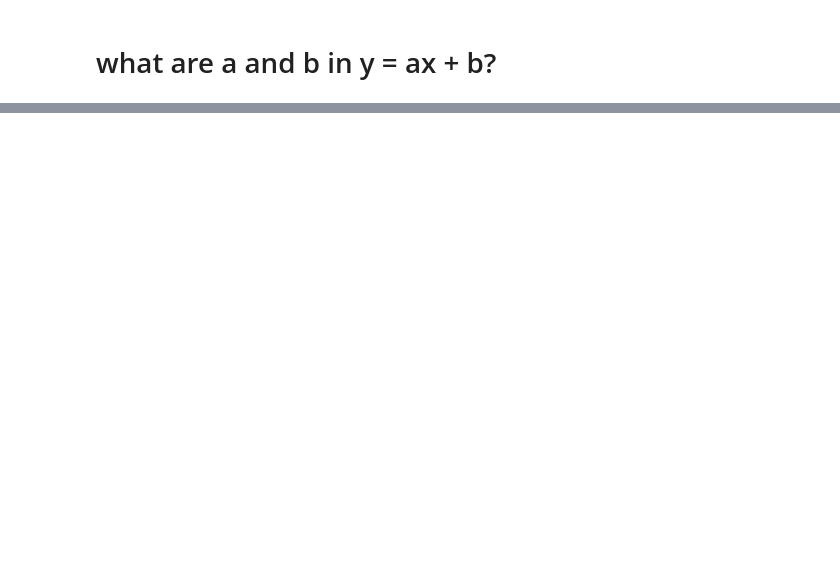
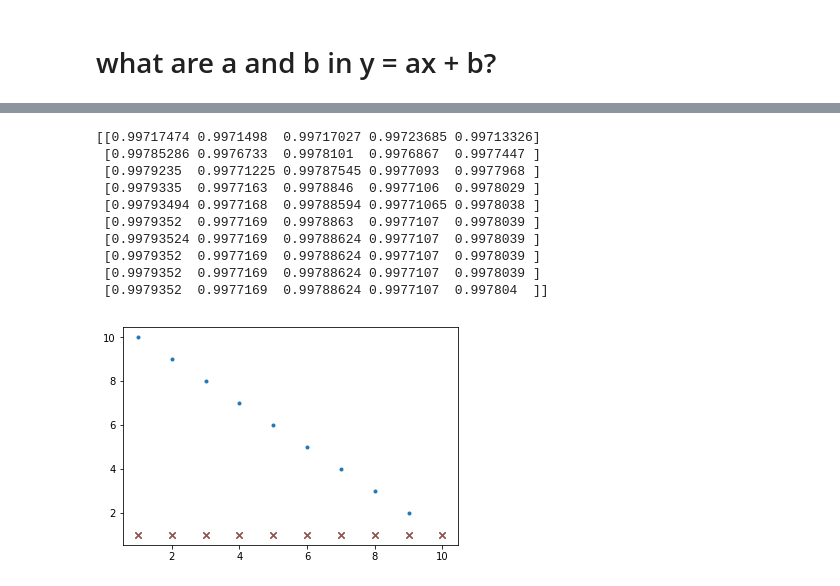
Before and after one commit to daeunimo/class2019Spring, a Jupyter notebook: regressionKR (1).ipynb, the cells around one changed output, grey strips where cells are left out. Drawn from its saved outputs; the diff is of its cells as text; code cells hidden in the pictures; blank space fills up the shorter version.

```diff
--- a/regressionKR (1).ipynb
+++ b/regressionKR (1).ipynb
@@ -72,0 +127,9 @@ print(weights) #첫번째가 a, 두번째가 b
+# %%
+model = Sequential()
+model.add(Dense(1, input_shape=[1]))
+model.add(Dense(5, activation='relu'))
+model.add(Dense(10, activation='tanh'))
+model.add(Dense(5, activation='sigmoid'))
+model.compile(optimizer="sgd", loss='mse')
+# %%
+model.fit(X, Y, epochs=2000)
@@ -72,0 +155,19 @@ print(weights) #첫번째가 a, 두번째가 b
+# %%
+x = [1,2,3,4,5,6,7,8,9,10]
+y = model.predict(x)
+print(y)
+plt.plot(X, Y, '.')
+plt.plot(x,y, 'x')
+plt.show()
+# %% [output]
+[[0.99717474 0.9971498  0.99717027 0.99723685 0.99713326]
+ [0.99785286 0.9976733  0.9978101  0.9976867  0.9977447 ]
+ [0.9979235  0.99771225 0.99787545 0.9977093  0.9977968 ]
+ [0.9979335  0.9977163  0.9978846  0.9977106  0.9978029 ]
+ [0.99793494 0.9977168  0.99788594 0.99771065 0.9978038 ]
+ [0.9979352  0.9977169  0.9978863  0.9977107  0.9978039 ]
+ [0.99793524 0.9977169  0.99788624 0.9977107  0.9978039 ]
+ [0.9979352  0.9977169  0.99788624 0.9977107  0.9978039 ]
+ [0.9979352  0.9977169  0.99788624 0.9977107  0.9978039 ]
+ [0.9979352  0.9977169  0.99788624 0.9977107  0.997804  ]]
+[figure, added]
```
Also changed, not shown: parts of 17 cells of this notebook.
